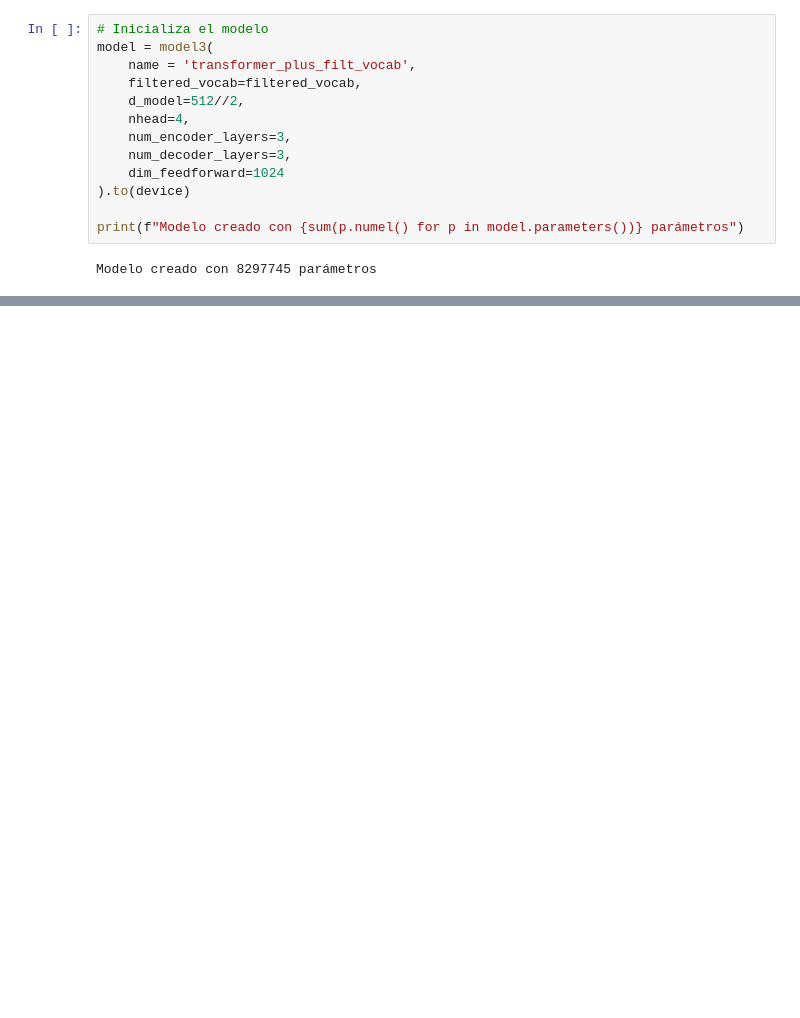
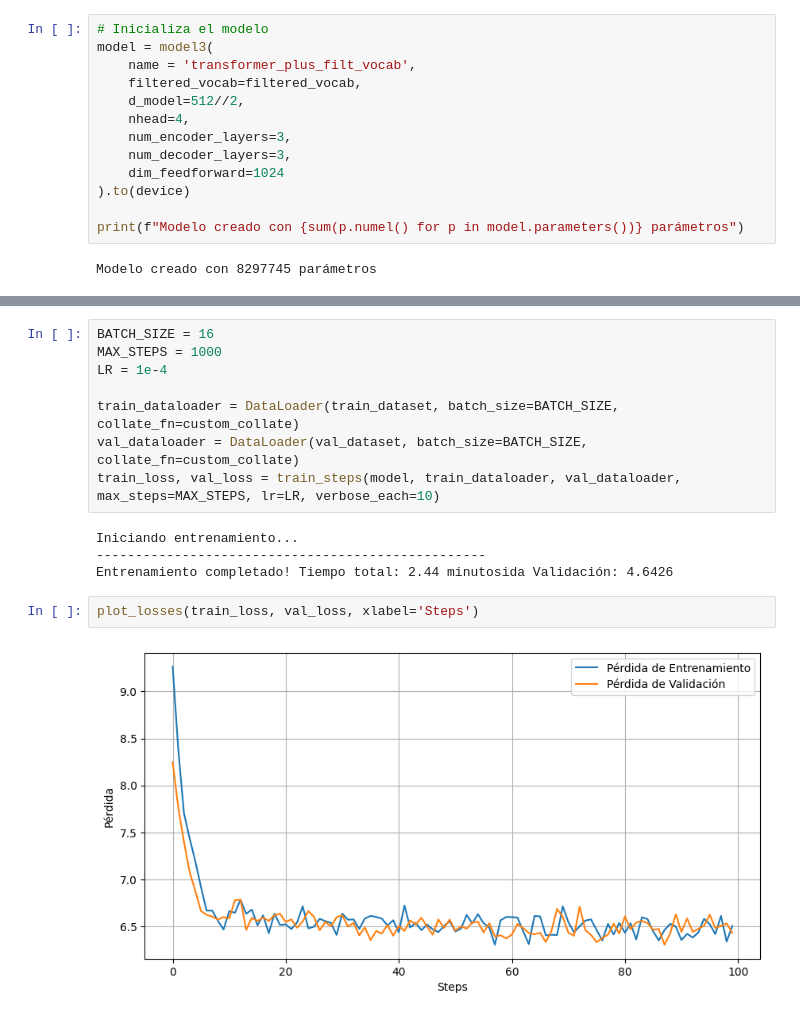
Before and after one commit to aaronbernal28/lunfardo-translator, a Jupyter notebook: test_model3_100k.ipynb, the cells around one changed output, grey strips where cells are left out. Saved outputs shown, nothing was run; the diff lists cells and outputs as text; blank space fills up the shorter version.

```diff
--- a/test_model3_100k.ipynb
+++ b/test_model3_100k.ipynb
@@ -143,0 +189,16 @@ plot_losses(train_loss, val_loss)
+# %%
+BATCH_SIZE = 16
+MAX_STEPS = 1000
+LR = 1e-4
+
+train_dataloader = DataLoader(train_dataset, batch_size=BATCH_SIZE, collate_fn=custom_collate)
+val_dataloader = DataLoader(val_dataset, batch_size=BATCH_SIZE, collate_fn=custom_collate)
+train_loss, val_loss = train_steps(model, train_dataloader, val_dataloader, max_steps=MAX_STEPS, lr=LR, verbose_each=10)
+# %% [output]
+Iniciando entrenamiento...
+--------------------------------------------------
+Entrenamiento completado! Tiempo total: 2.44 minutosida Validación: 4.6426
+# %%
+plot_losses(train_loss, val_loss, xlabel='Steps')
+# %% [output]
+[figure, added]
```
Also changed, not shown: parts of 25 cells of this notebook, 2 other files.
